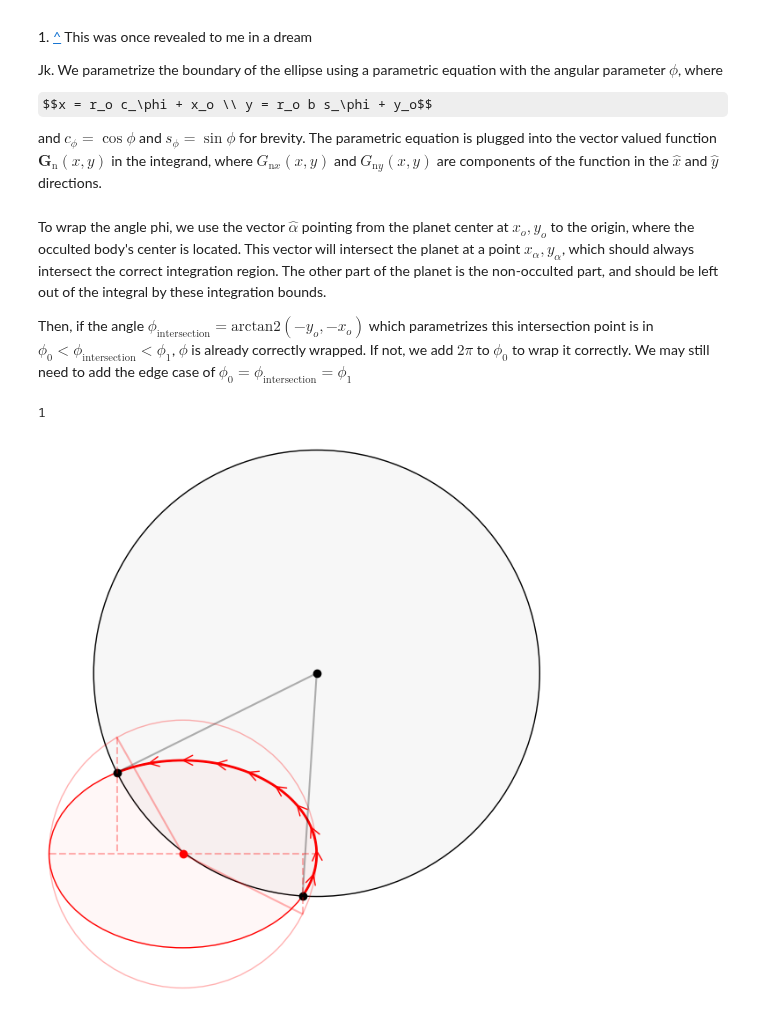
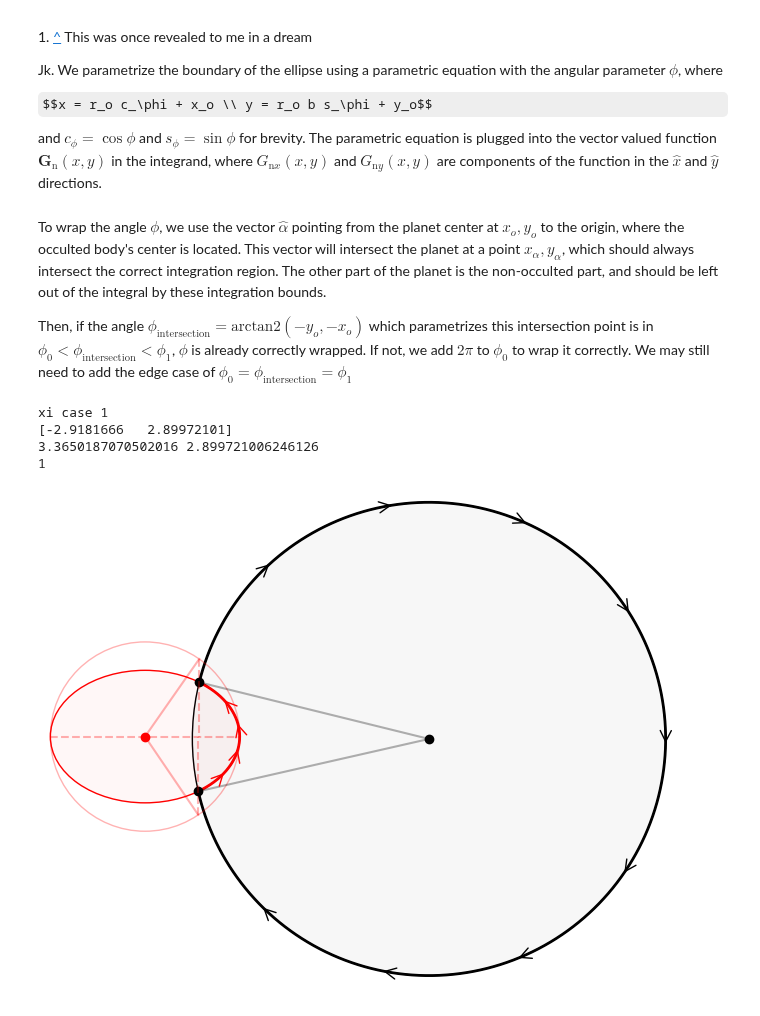
Before and after one commit to shishirdholakia/eclipsoid, a Jupyter notebook: notebooks/IntegralAngles.ipynb, the cells around one changed output. Saved outputs shown, nothing was run; the diff lists cells and outputs as text; code cells hidden in the pictures; some formulas as TeX source.

Commit message:
Got xi angle to compute correctly, bolded Q integral region

```diff
--- a/notebooks/IntegralAngles.ipynb
+++ b/notebooks/IntegralAngles.ipynb
@@ -87,14 +87,14 @@ Jk. We parametrize the boundary of the ellipse using a parametric equation with
 $$x = r_o c_\phi + x_o \\ y = r_o b s_\phi + y_o$$
 and $c_\phi = \cos{\phi}$ and $s_\phi = \sin{\phi}$ for brevity. The parametric equation is plugged into the vector valued function $\mathbf{G}_{\mathrm{n}}(x,y)$ in the integrand, where $G_{\mathrm{n}x}(x,y)$ and $G_{\mathrm{n}y}(x,y)$ are components of the function in the $\hat{x}$ and $\hat{y}$ directions.
 # %% [markdown]
-To wrap the angle phi, we use the vector $\hat{\alpha}$ pointing from the planet center at $x_o, y_o$ to the origin, where the occulted body's center is located. This vector will intersect the planet at a point $x_{\alpha}, y_{\alpha}$, which should always intersect the correct integration region. The other part of the planet is the non-occulted part, and should be left out of the integral by these integration bounds.
+To wrap the angle $\phi$, we use the vector $\hat{\alpha}$ pointing from the planet center at $x_o, y_o$ to the origin, where the occulted body's center is located. This vector will intersect the planet at a point $x_{\alpha}, y_{\alpha}$, which should always intersect the correct integration region. The other part of the planet is the non-occulted part, and should be left out of the integral by these integration bounds.
 
 Then, if the angle $\phi_{\text{intersection}}=\mathrm{arctan2}\left(-y_o,-x_o\right)$ which parametrizes this intersection point is in $\phi_0 < \phi_{\text{intersection}} < \phi_1$, $\phi$ is already correctly wrapped. If not, we add $2 \pi$ to $\phi_0$ to wrap it correctly. We may still need to add the edge case of $\phi_0 = \phi_{\text{intersection}} = \phi_1$
 # %%
-ro = 0.6
+ro = 0.4
 b = 1-0.3 # (b=1-f)
-xo = -0.6
-yo = -0.81 #division by 0 error if 0
+xo = -1.2
+yo = 0.01 #division by 0 error if 0
 
 #TODO: Figure out edge case below:
 #ro = 0.6
@@ -105,10 +105,35 @@ yo = -0.81 #division by 0 error if 0
 
 x_real, y_real = intersection_points(b, xo, yo, ro)
 
+
 ax = draw_oblate(b, xo, yo, ro)
 ax.plot(x_real,y_real, 'ko')
 
-xi = np.arctan2(y_real,x_real)
+xi = np.sort(np.arctan2(y_real,x_real))
+#if xi0 to xi1 contains the unit vector alpha
+#we DONT want to perform that integral, instead switch to xi1 to xi0
+if (xi[0]<np.arctan2(-yo,-xo)<xi[1]):
+    xi_grid = np.linspace(xi[1],xi[0],1000)
+else:
+    xi_grid = np.linspace(xi[0]+2*np.pi,xi[1],1000)
+
+x = np.zeros(1000)
+y = np.zeros(1000)
+for i, v in enumerate(xi_grid):
+    x[i] = np.cos(v)
+    y[i] = np.sin(v)
+
+for i in np.arange(0,len(x),len(x)//10)[1:]:
+    plt.annotate(
+        "",
+        xytext=(x[i], y[i]),
+        xy=(x[i + 1], y[i + 1]),
+        arrowprops=dict(arrowstyle="->", color="k"),
+        size=20,
+    )
+#bold the Q integral region
+ax.plot(x, y, color='k', lw=2,zorder=-1);
+
 ax.plot([0,np.cos(xi[0])],[0,np.sin(xi[0])], 'k-', alpha=0.3)
 ax.plot([0,np.cos(xi[1])],[0,np.sin(xi[1])], 'k-', alpha=0.3)
 
@@ -128,34 +153,37 @@ ax.plot([xo,xo+ro*np.cos(phi[1])],[yo,yo+ro*np.sin(phi[1])], 'r-', alpha=0.3)
 
 #plot the line down to the major axis
 ax.plot([xo+ro*np.cos(phi[0]), xo+ro*np.cos(phi[0])],[yo+ro*np.sin(phi[0]), yo], 'r--', alpha=0.3)
 ax.plot([xo+ro*np.cos(phi[1]), xo+ro*np.cos(phi[1])],[yo+ro*np.sin(phi[1]), yo], 'r--', alpha=0.3)
 
 phi_inters=np.arctan2(-yo,-xo)
 
 
 if phi[0] < phi_inters < phi[1]:
     phi_grid = np.linspace(phi[0],phi[1],1000)
-    print("1")
 else:
     #reverse the order of integration so it is always performed counterclockwise
     phi_grid = np.linspace(phi[1],2*np.pi+phi[0],1000)
-    print("2")
 
 x = np.zeros(1000)
 y = np.zeros(1000)
 for i, v in enumerate(phi_grid):
     x[i] = ro*np.cos(v) + xo
     y[i] = ro*b*np.sin(v) + yo
 
-for i in np.arange(0,len(x),len(x)//10)[1:]:
+#plot arrows to show the direction of the P integral
+for i in np.arange(0,len(x),len(x)//5)[1:]:
     plt.annotate(
         "",
         xytext=(x[i], y[i]),
         xy=(x[i + 1], y[i + 1]),
         arrowprops=dict(arrowstyle="->", color="r"),
         size=20,
     )
+#bold the P integral region
 ax.plot(x, y, color='r', lw=2,zorder=-1);
 # %% [output]
+xi case 1
+[-2.9181666   2.89972101]
+3.3650187070502016 2.899721006246126
 1
-[figure, old version]
+[figure, new version]
```
Also changed, not shown: 3 other files.
